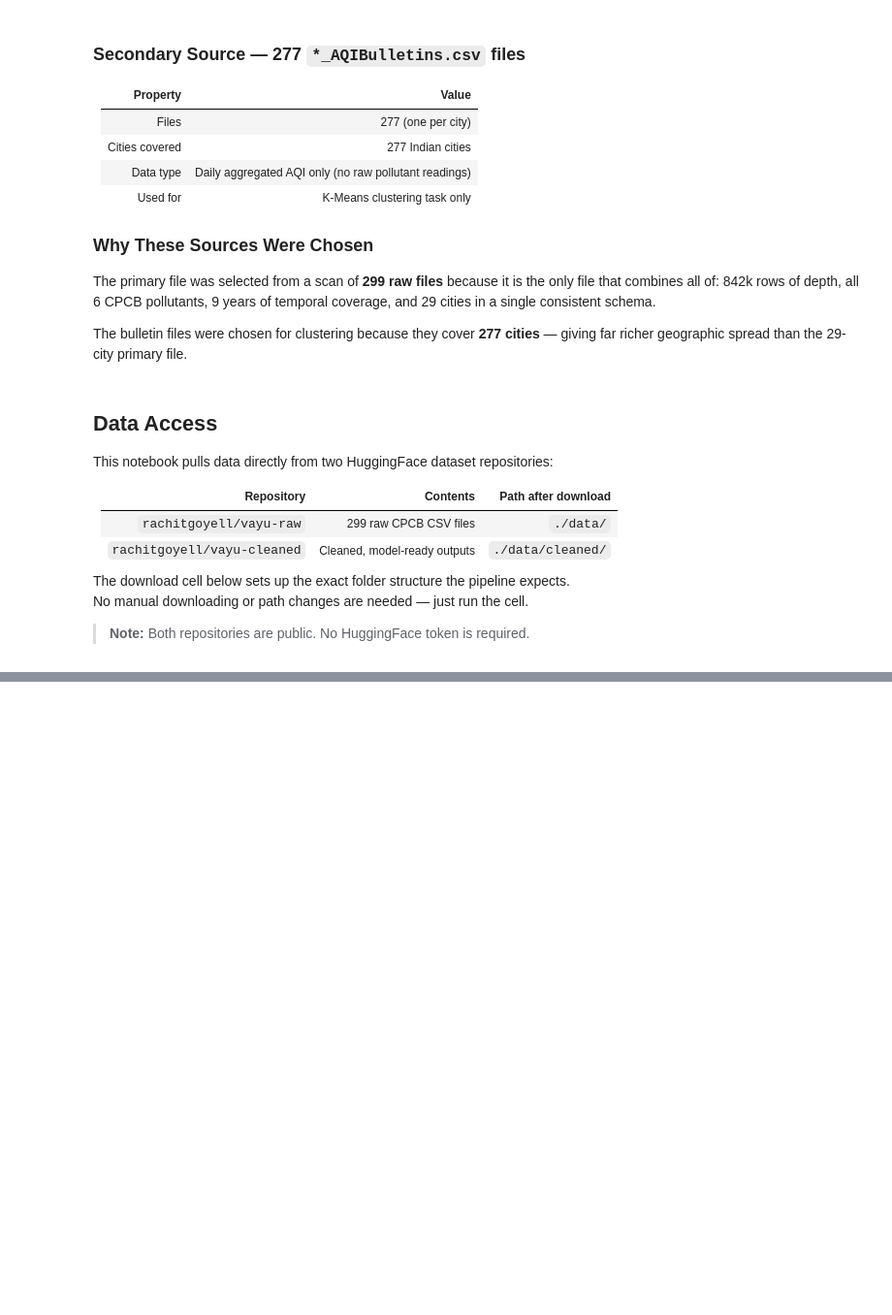
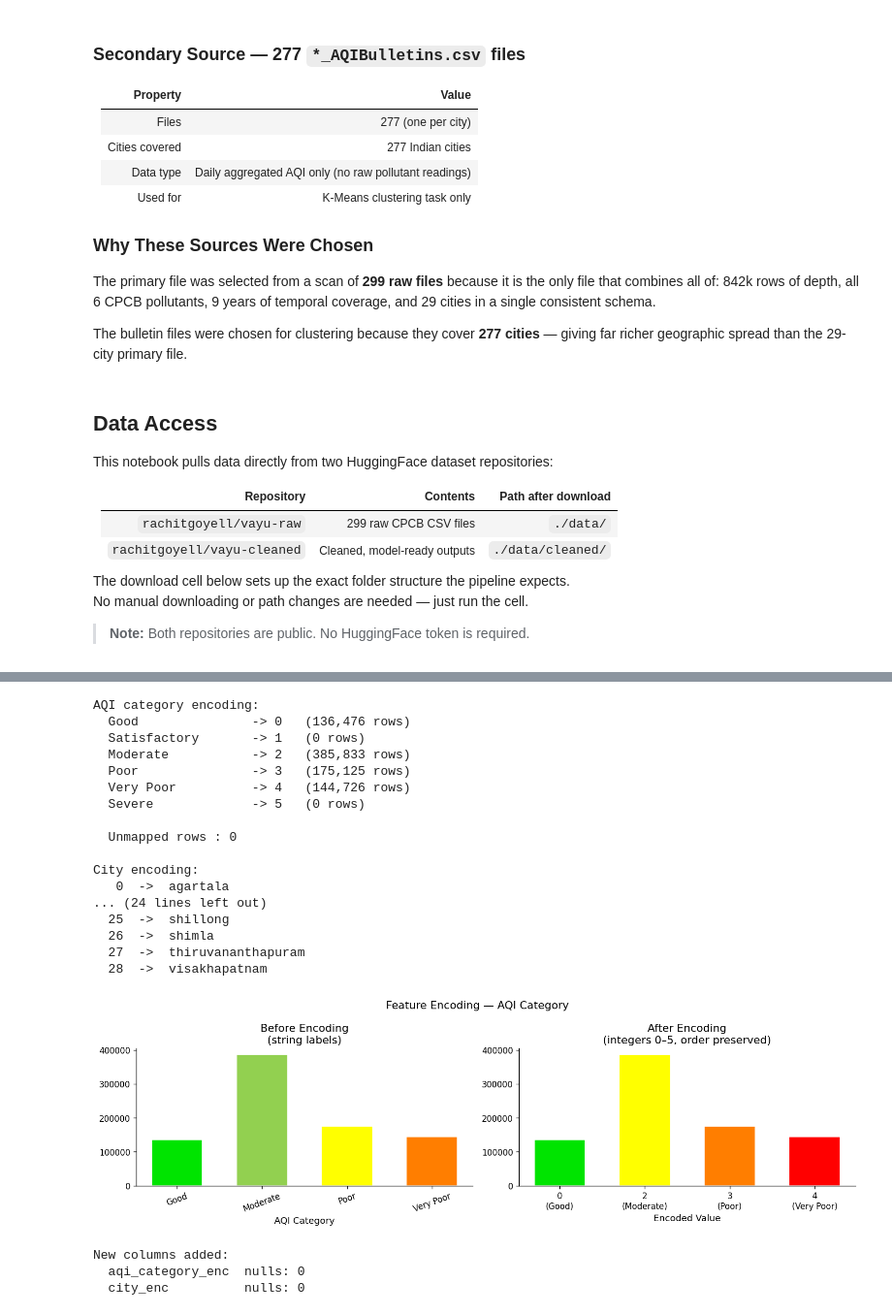
Before and after one commit to rachitgoyal14/vayu, a Jupyter notebook: final.ipynb, the cells around one changed output, grey strips where cells are left out. Shown at 97% size. Cells and saved outputs as stored; diff of their text form; code cells hidden in the pictures; blank space fills up the shorter version.

```diff
--- a/final.ipynb
+++ b/final.ipynb
@@ -2592,0 +778,75 @@ plt.show()
+# %%
+from sklearn.preprocessing import LabelEncoder
+
+# ── label encode aqi_category (ordinal — order matters) ──────────────────────
+CAT_ORDER   = ['Good', 'Satisfactory', 'Moderate', 'Poor', 'Very Poor', 'Severe']
+ordinal_map = {cat: i for i, cat in enumerate(CAT_ORDER)}
+
+df['aqi_category_enc'] = df[cat_col].map(ordinal_map)
+
+print('AQI category encoding:')
+for cat, val in ordinal_map.items():
+    count = (df[cat_col] == cat).sum()
+    print(f'  {cat:<18} -> {val}   ({count:,} rows)')
+print(f'\n  Unmapped rows : {df["aqi_category_enc"].isnull().sum():,}')
+
+# ── label encode city ─────────────────────────────────────────────────────────
+le_city        = LabelEncoder()
+df['city_enc'] = le_city.fit_transform(df[city_col].astype(str))
+
+print(f'\nCity encoding:')
+for i, city in enumerate(le_city.classes_):
+    print(f'  {i:>2}  ->  {city}')
+
+# ── before / after plot ───────────────────────────────────────────────────────
+fig, axes = plt.subplots(1, 2, figsize=(13, 4))
+
+cat_counts = df[cat_col].value_counts().reindex(CAT_ORDER).dropna()
+cat_colors = ['#00E400','#92D050','#FFFF00','#FF7E00','#FF0000','#99004C']
+
+axes[0].bar(cat_counts.index, cat_counts.values,
+            color=cat_colors[:len(cat_counts)],
+            edgecolor='white', width=0.6)
+axes[0].set_title('Before Encoding\n(string labels)')
+axes[0].set_xlabel('AQI Category')
+axes[0].tick_params(axis='x', rotation=20)
+
+enc_counts = df['aqi_category_enc'].value_counts().sort_index()
+axes[1].bar(
+    [f'{i}\n({CAT_ORDER[i]})' for i in enc_counts.index],
+    enc_counts.values,
+    color=[cat_colors[i] for i in enc_counts.index],
+    edgecolor='white', width=0.6
+)
+axes[1].set_title('After Encoding\n(integers 0–5, order preserved)')
+axes[1].set_xlabel('Encoded Value')
+
+plt.suptitle('Feature Encoding — AQI Category', fontsize=13)
+plt.tight_layout()
+plt.show()
+
+print(f'\nNew columns added:')
+print(f'  aqi_category_enc  nulls: {df["aqi_category_enc"].isnull().sum()}')
+print(f'  city_enc          nulls: {df["city_enc"].isnull().sum()}')
+# %% [output]
+AQI category encoding:
+  Good               -> 0   (136,476 rows)
+  Satisfactory       -> 1   (0 rows)
+  Moderate           -> 2   (385,833 rows)
+  Poor               -> 3   (175,125 rows)
+  Very Poor          -> 4   (144,726 rows)
+  Severe             -> 5   (0 rows)
+
+  Unmapped rows : 0
+
+City encoding:
+   0  ->  agartala
+... (24 lines left out)
+  25  ->  shillong
+  26  ->  shimla
+  27  ->  thiruvananthapuram
+  28  ->  visakhapatnam
+[figure, added]
+New columns added:
+  aqi_category_enc  nulls: 0
+  city_enc          nulls: 0
```
Also changed, not shown: parts of 71 cells of this notebook.
